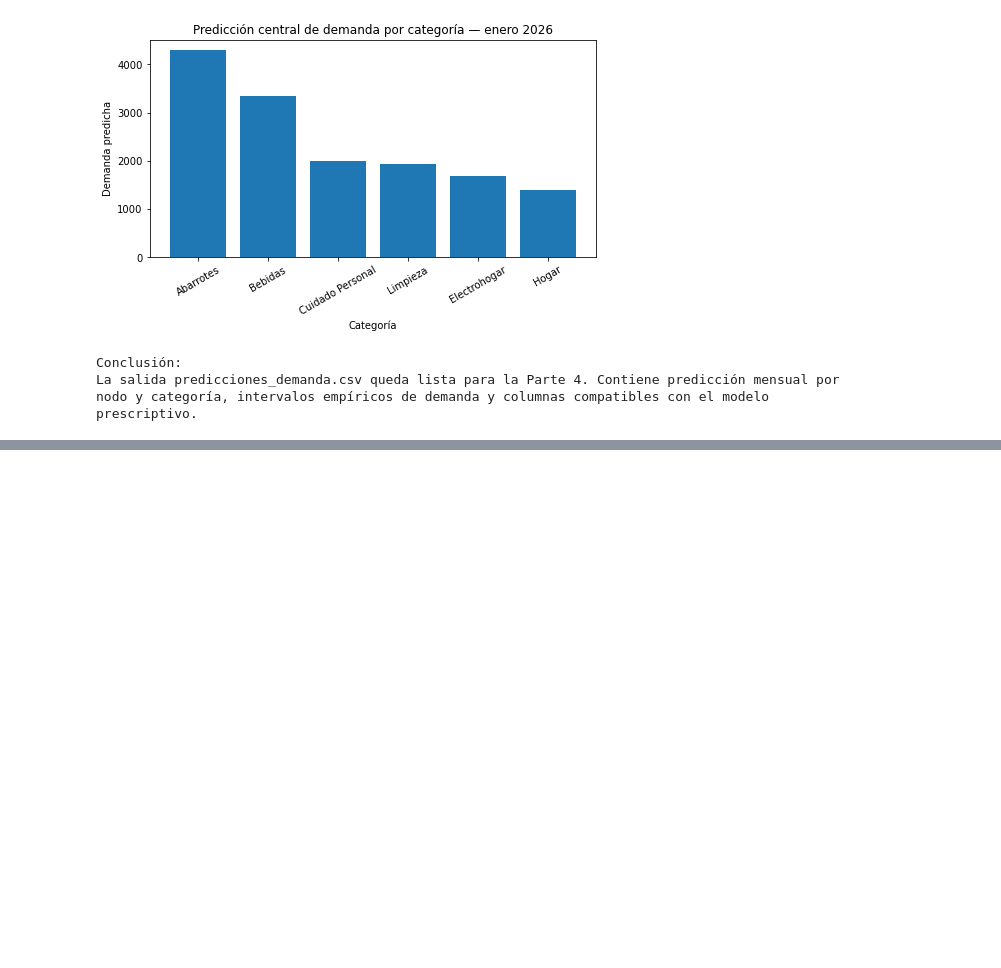
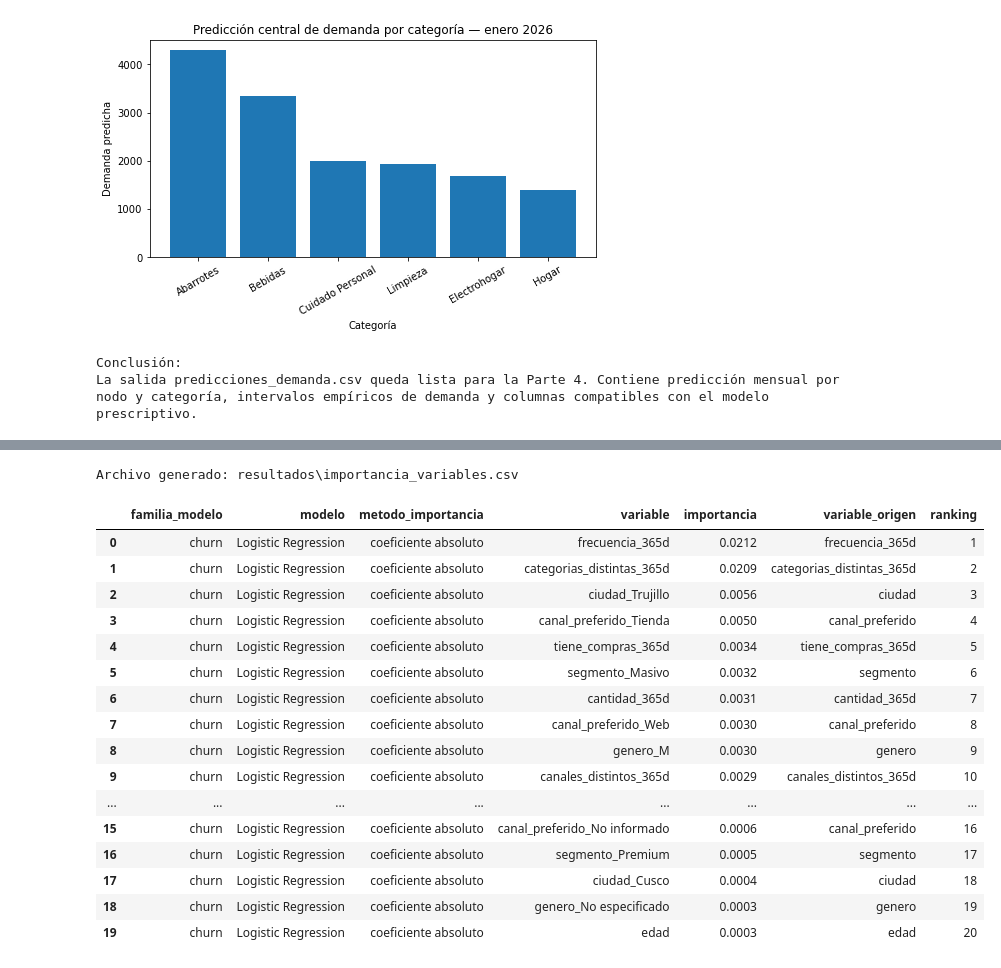
Before and after one commit to yeyson-cano/proyecto-andinaretail, a Jupyter notebook: notebooks/03_predictivo.ipynb, the cells around one changed output, grey strips where cells are left out. Saved outputs shown, nothing was run; the diff lists cells and outputs as text; code cells hidden in the pictures; blank space fills up the shorter version.

Commit message:
feat: implementar modelo predictivo de churn (#43)

```diff
--- a/notebooks/03_predictivo.ipynb
+++ b/notebooks/03_predictivo.ipynb
@@ -25,6 +25,17 @@ import yaml
 from sklearn.ensemble import GradientBoostingRegressor, RandomForestRegressor
 from sklearn.linear_model import Ridge
 from sklearn.metrics import mean_absolute_error, mean_squared_error, r2_score
+from sklearn.dummy import DummyClassifier
+from sklearn.ensemble import GradientBoostingClassifier, RandomForestClassifier
+from sklearn.linear_model import LogisticRegression
+from sklearn.metrics import (
+    accuracy_score,
+    precision_score,
+    recall_score,
+    f1_score,
+    roc_auc_score,
+    confusion_matrix
+)
 
 warnings.filterwarnings("ignore", category=FutureWarning)
 
@@ -47,6 +58,9 @@ CSV_PATHS = {
 }
 
 OUT_PREDICCIONES = RESULTS_DIR / "predicciones_demanda.csv"
+OUT_PREDICCIONES_CHURN = RESULTS_DIR / "predicciones_churn.csv"
+OUT_METRICAS_PREDICTIVAS = RESULTS_DIR / "metricas_predictivas.csv"
+OUT_IMPORTANCIA_VARIABLES = RESULTS_DIR / "importancia_variables.csv"
 
 pd.options.display.float_format = "{:,.4f}".format
 
@@ -807,0 +1370,61 @@ La salida predicciones_demanda.csv queda lista para la Parte 4. Contiene predicc
+# %%
+feature_names_churn = X_churn_full.columns.to_list()
+
+if hasattr(modelo_churn_final, "feature_importances_"):
+    importancias = modelo_churn_final.feature_importances_
+    metodo_importancia = "feature importances"
+elif hasattr(modelo_churn_final, "coef_"):
+    importancias = np.abs(modelo_churn_final.coef_[0])
+    metodo_importancia = "coeficiente absoluto"
+else:
+    importancias = np.zeros(len(feature_names_churn))
+    metodo_importancia = "no disponible"
+
+importancia_variables = pd.DataFrame({
+    "familia_modelo": "churn",
+    "modelo": modelo_churn_operativo,
+    "metodo_importancia": metodo_importancia,
+    "variable": feature_names_churn,
+    "importancia": importancias
+})
+
+# Aproximación legible de la variable de origen para dummies
+def obtener_variable_origen(variable: str) -> str:
+    for col in features_churn_categoricas:
+        prefijo = f"{col}_"
+        if variable.startswith(prefijo):
+            return col
+    return variable
+
+importancia_variables["variable_origen"] = importancia_variables["variable"].apply(obtener_variable_origen)
+importancia_variables = importancia_variables.sort_values("importancia", ascending=False).reset_index(drop=True)
+importancia_variables["ranking"] = np.arange(1, len(importancia_variables) + 1)
+
+# Se exportan las variables con importancia positiva; si el modelo no expone importancia, se conserva la tabla completa
+if importancia_variables["importancia"].sum() > 0:
+    importancia_export = importancia_variables.loc[importancia_variables["importancia"] > 0].copy()
+else:
+    importancia_export = importancia_variables.copy()
+
+importancia_export.to_csv(OUT_IMPORTANCIA_VARIABLES, index=False, encoding="utf-8")
+print(f"Archivo generado: {OUT_IMPORTANCIA_VARIABLES.relative_to(ROOT)}")
+display(importancia_export.head(20))
+# %% [output]
+Archivo generado: resultados\importancia_variables.csv
+|  | familia_modelo | modelo | metodo_importancia | variable | importancia | variable_origen | ranking |
+| 0 | churn | Logistic Regression | coeficiente absoluto | frecuencia_365d | 0.0212 | frecuencia_365d | 1 |
+| 1 | churn | Logistic Regression | coeficiente absoluto | categorias_distintas_365d | 0.0209 | categorias_distintas_365d | 2 |
+| 2 | churn | Logistic Regression | coeficiente absoluto | ciudad_Trujillo | 0.0056 | ciudad | 3 |
+| 3 | churn | Logistic Regression | coeficiente absoluto | canal_preferido_Tienda | 0.0050 | canal_preferido | 4 |
+| 4 | churn | Logistic Regression | coeficiente absoluto | tiene_compras_365d | 0.0034 | tiene_compras_365d | 5 |
+| 5 | churn | Logistic Regression | coeficiente absoluto | segmento_Masivo | 0.0032 | segmento | 6 |
+| 6 | churn | Logistic Regression | coeficiente absoluto | cantidad_365d | 0.0031 | cantidad_365d | 7 |
+| 7 | churn | Logistic Regression | coeficiente absoluto | canal_preferido_Web | 0.0030 | canal_preferido | 8 |
+| 8 | churn | Logistic Regression | coeficiente absoluto | genero_M | 0.0030 | genero | 9 |
+| 9 | churn | Logistic Regression | coeficiente absoluto | canales_distintos_365d | 0.0029 | canales_distintos_365d | 10 |
+| ... | ... | ... | ... | ... | ... | ... | ... |
+| 15 | churn | Logistic Regression | coeficiente absoluto | canal_preferido_No informado | 0.0006 | canal_preferido | 16 |
+| 16 | churn | Logistic Regression | coeficiente absoluto | segmento_Premium | 0.0005 | segmento | 17 |
+| 17 | churn | Logistic Regression | coeficiente absoluto | ciudad_Cusco | 0.0004 | ciudad | 18 |
+| 18 | churn | Logistic Regression | coeficiente absoluto | genero_No especificado | 0.0003 | genero | 19 |
+| 19 | churn | Logistic Regression | coeficiente absoluto | edad | 0.0003 | edad | 20 |
```
Also changed, not shown: parts of 18 cells of this notebook, 5 other files.
